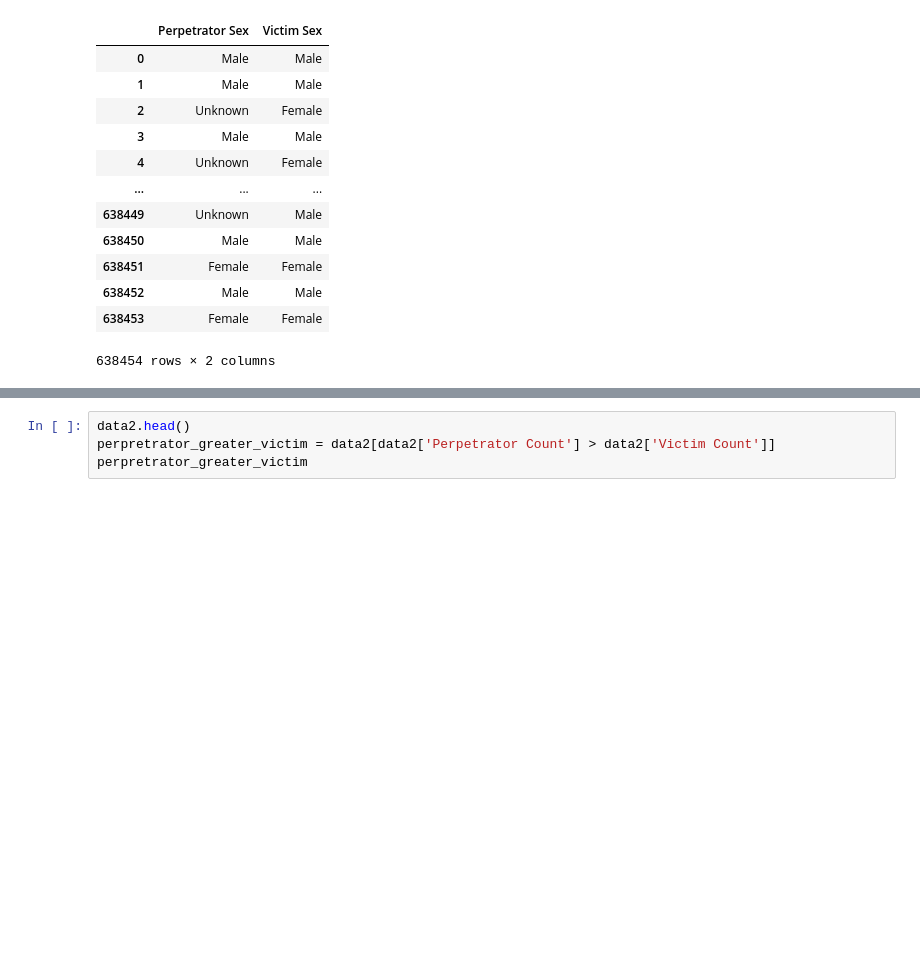
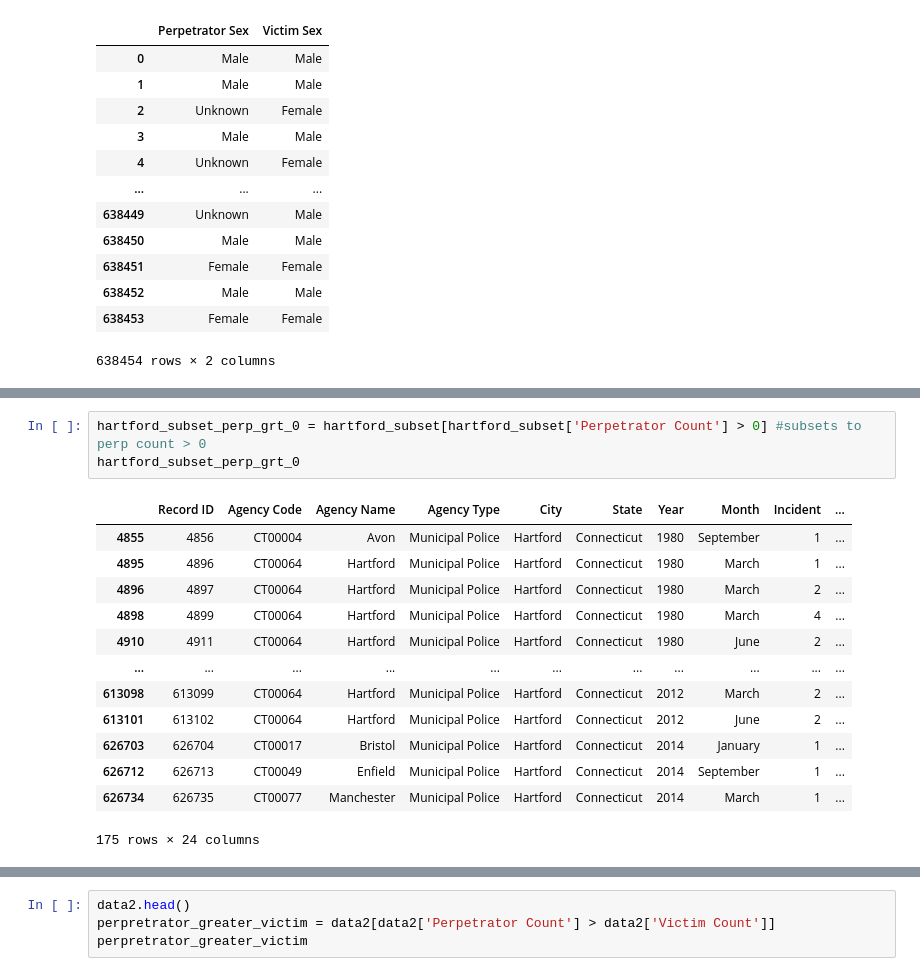
Before and after one commit to Fairfield-University-BA505/final-project-fa2019-red-stags, a Jupyter notebook: Perp Count calculations_viziulization.ipynb, the cells around one changed output, grey strips where cells are left out. Cells and saved outputs as stored; diff of their text form; blank space fills up the shorter version.

```diff
--- a/Perp Count calculations_viziulization.ipynb
+++ b/Perp Count calculations_viziulization.ipynb
@@ -76,0 +138,17 @@ sub
+# %%
+hartford_subset_perp_grt_0 = hartford_subset[hartford_subset['Perpetrator Count'] > 0] #subsets to perp count > 0
+hartford_subset_perp_grt_0
+# %% [output]
+|  | Record ID | Agency Code | Agency Name | Agency Type | City | State | Year | Month | Incident | ... |
+| 4855 | 4856 | CT00004 | Avon | Municipal Police | Hartford | Connecticut | 1980 | September | 1 | ... |
+| 4895 | 4896 | CT00064 | Hartford | Municipal Police | Hartford | Connecticut | 1980 | March | 1 | ... |
+| 4896 | 4897 | CT00064 | Hartford | Municipal Police | Hartford | Connecticut | 1980 | March | 2 | ... |
+| 4898 | 4899 | CT00064 | Hartford | Municipal Police | Hartford | Connecticut | 1980 | March | 4 | ... |
+| 4910 | 4911 | CT00064 | Hartford | Municipal Police | Hartford | Connecticut | 1980 | June | 2 | ... |
+| ... | ... | ... | ... | ... | ... | ... | ... | ... | ... | ... |
+| 613098 | 613099 | CT00064 | Hartford | Municipal Police | Hartford | Connecticut | 2012 | March | 2 | ... |
+| 613101 | 613102 | CT00064 | Hartford | Municipal Police | Hartford | Connecticut | 2012 | June | 2 | ... |
+| 626703 | 626704 | CT00017 | Bristol | Municipal Police | Hartford | Connecticut | 2014 | January | 1 | ... |
+| 626712 | 626713 | CT00049 | Enfield | Municipal Police | Hartford | Connecticut | 2014 | September | 1 | ... |
+| 626734 | 626735 | CT00077 | Manchester | Municipal Police | Hartford | Connecticut | 2014 | March | 1 | ... |
+175 rows × 24 columns
```
Also changed, not shown: parts of 14 cells of this notebook, 2 other files.
